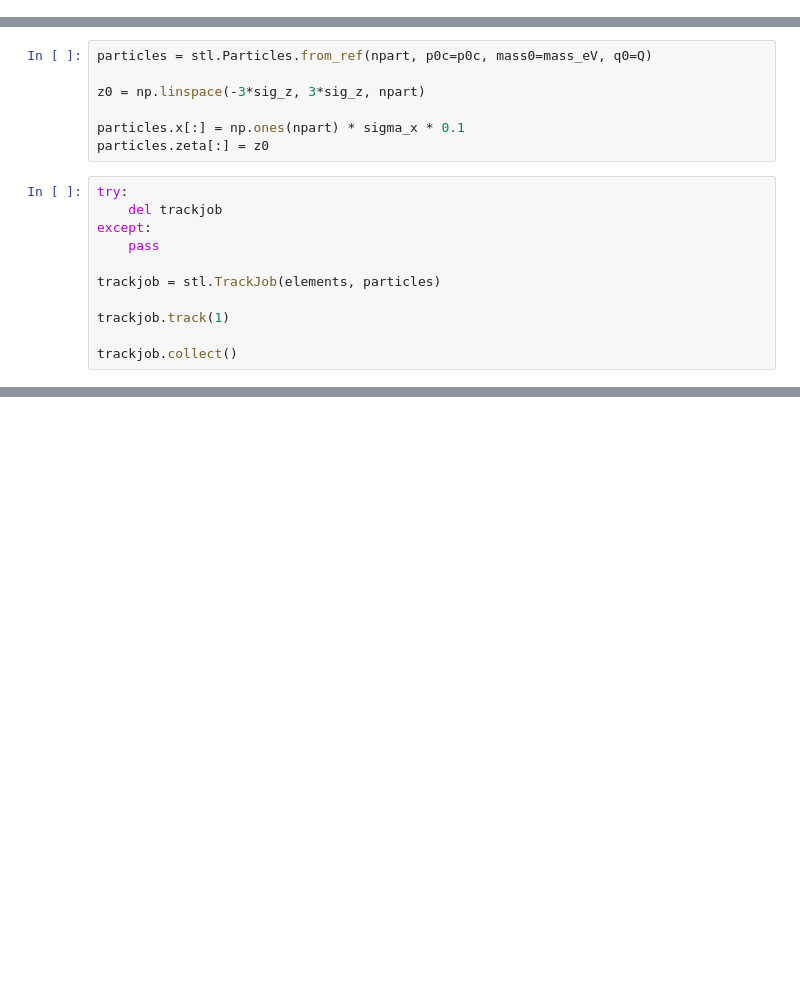
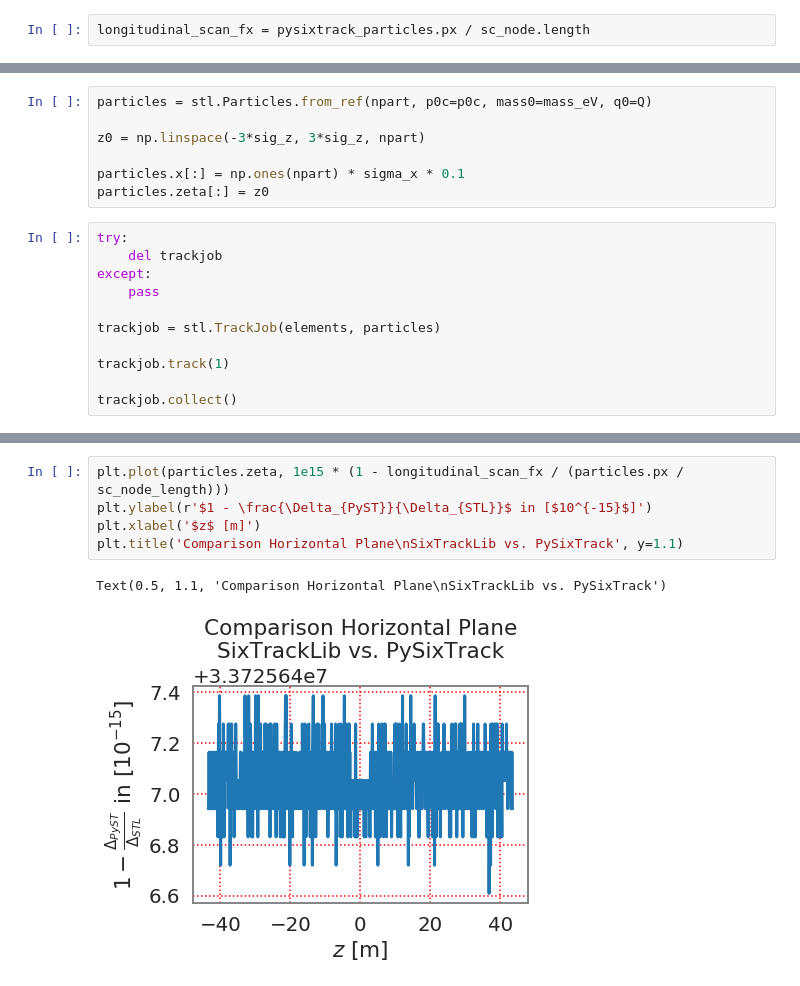
Before and after one commit to aoeftiger/sixtracklib_pyht_playground, a Jupyter notebook: sis100/2020-01-06--frozenSC-setup/Test_frozenSC.ipynb, the cells around one changed output, grey strips where cells are left out. Cells and saved outputs as stored; diff of their text form; blank space fills up the shorter version.

```diff
--- a/sis100/2020-01-06--frozenSC-setup/Test_frozenSC.ipynb
+++ b/sis100/2020-01-06--frozenSC-setup/Test_frozenSC.ipynb
@@ -160,4 +163,6 @@ pysixtrack_particles.x = np.ones(npart) * sigma_x * 0.1
 pysixtrack_particles.zeta = z0
 # %%
 sc_node.track(pysixtrack_particles)
+# %%
+longitudinal_scan_fx = pysixtrack_particles.px / sc_node.length
 # %%
@@ -290,0 +311,8 @@ plt.legend(loc=8, framealpha=1)
+# %%
+plt.plot(particles.zeta, 1e15 * (1 - longitudinal_scan_fx / (particles.px / sc_node_length)))
+plt.ylabel(r'$1 - \frac{\Delta_{PyST}}{\Delta_{STL}}$ in [$10^{-15}$]')
+plt.xlabel('$z$ [m]')
+plt.title('Comparison Horizontal Plane\nSixTrackLib vs. PySixTrack', y=1.1)
+# %% [output]
+Text(0.5, 1.1, 'Comparison Horizontal Plane\nSixTrackLib vs. PySixTrack')
+[figure, added]
```
Also changed, not shown: parts of 15 cells of this notebook.
